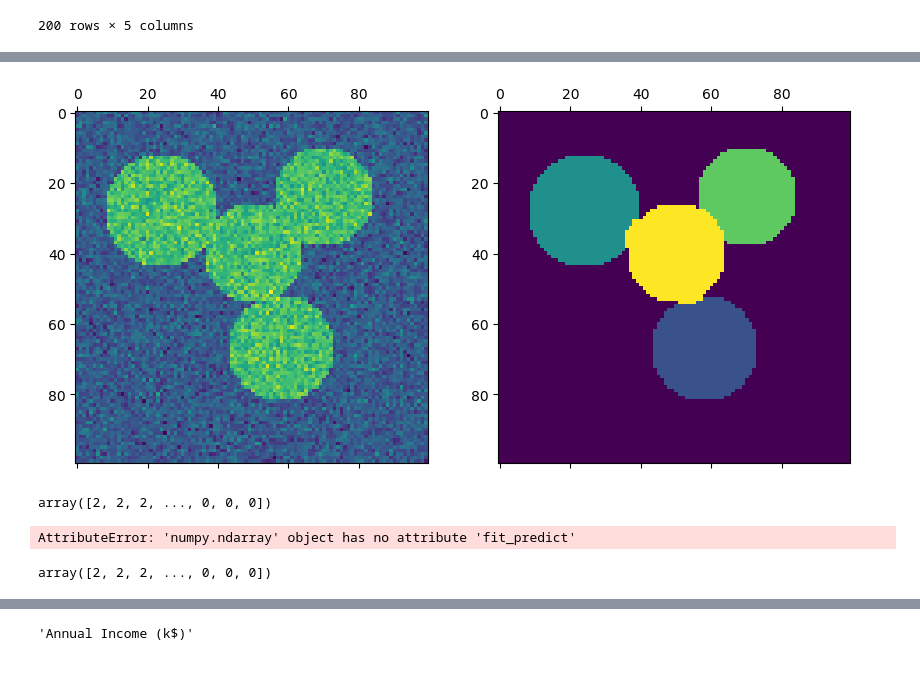
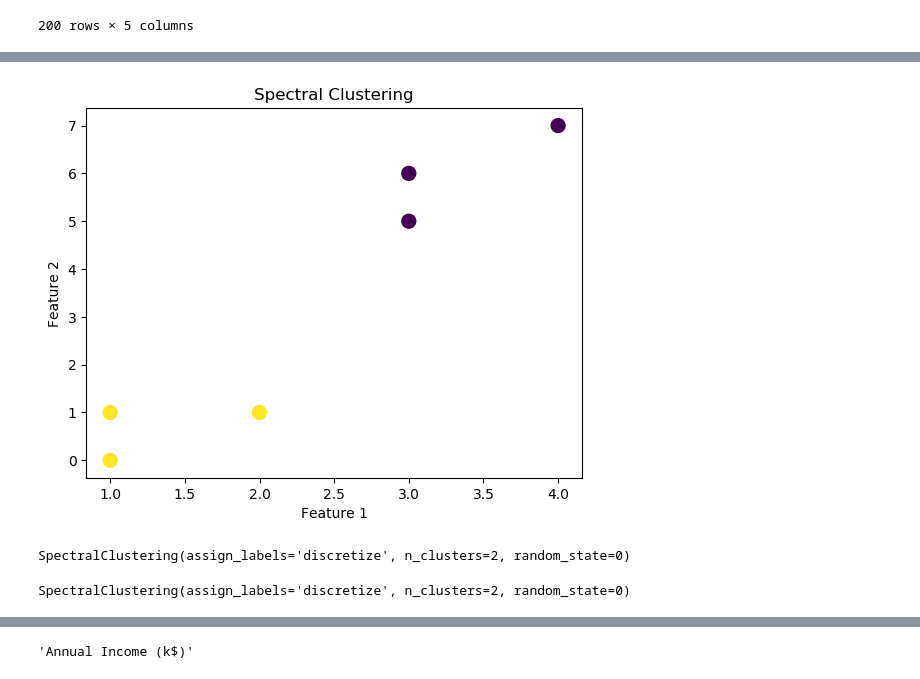
Before and after one commit to sabs2105-ai/python, a Jupyter notebook: Clustering/spectral-clustering.ipynb, the cells around one changed output, grey strips where cells are left out. Saved outputs shown, nothing was run; the diff lists cells and outputs as text; code cells hidden in the pictures.

```diff
--- a/Clustering/spectral-clustering.ipynb
+++ b/Clustering/spectral-clustering.ipynb
@@ -44,60 +44,43 @@ array([[ 15,  39],
        [137,  83]], dtype=int64)
 # %%
 
-l = 100
-x, y = np.indices((l, l))
+from sklearn.cluster import SpectralClustering
+import numpy as np
+X = np.array([[1, 1], [2, 1], [1, 0],
+              [4, 7], [3, 5], [3, 6]])
+clustering = SpectralClustering(n_clusters=2,
+        assign_labels='discretize',
+        random_state=0).fit(X)
 
-center1 = (28, 24)
-center2 = (40, 50)
-center3 = (67, 58)
-center4 = (24, 70)
+# Get cluster labels
+labels = clustering.labels_
 
-radius1, radius2, radius3, radius4 = 16, 14, 15, 14
+# Plot the clusters
+plt.scatter(
+    X[:, 0],
+    X[:, 1],
+    c=labels,
+    cmap='viridis',
+    s=100
+)
 
-circle1 = (x - center1[0]) ** 2 + (y - center1[1]) ** 2 < radius1**2
-circle2 = (x - center2[0]) ** 2 + (y - center2[1]) ** 2 < radius2**2
-circle3 = (x - center3[0]) ** 2 + (y - center3[1]) ** 2 < radius3**2
-circle4 = (x - center4[0]) ** 2 + (y - center4[1]) ** 2 < radius4**2
-img = circle1 + circle2 + circle3 + circle4
-
-# We use a mask that limits to the foreground: the problem that we are
-# interested in here is not separating the objects from the background,
-# but separating them one from the other.
-mask = img.astype(bool)
-
-img = img.astype(float)
-img += 1 + 0.2 * np.random.randn(*img.shape)
-from sklearn.feature_extraction import image
-
-graph = image.img_to_graph(img, mask=mask)
-
-graph.data = np.exp(-graph.data / graph.data.std())
-from sklearn.cluster import spectral_clustering
-
-labels = spectral_clustering(graph, n_clusters=4, eigen_solver="arpack")
-label_im = np.full(mask.shape, -1.0)
-label_im[mask] = labels
-
-fig, axs = plt.subplots(nrows=1, ncols=2, figsize=(10, 5))
-axs[0].matshow(img)
-axs[1].matshow(label_im)
-
+plt.title("Spectral Clustering")
+plt.xlabel("Feature 1")
+plt.ylabel("Feature 2")
 plt.show()
 # %% [output]
-[figure, old version]
+[figure, new version]
 # %%
-labels
+clustering
 # %% [output]
-array([2, 2, 2, ..., 0, 0, 0])
+SpectralClustering(assign_labels='discretize', n_clusters=2, random_state=0)
 # %%
 
-spectral = labels.fit_predict(graph)
+spectral = clustering.fit_predict(X)
-# %% [output]
-AttributeError: 'numpy.ndarray' object has no attribute 'fit_predict'
 # %%
-labels
+clustering
 # %% [output]
-array([2, 2, 2, ..., 0, 0, 0])
+SpectralClustering(assign_labels='discretize', n_clusters=2, random_state=0)
 # %%
 supervised=dataset
 # %%
```
Also changed, not shown: parts of 9 cells of this notebook.
